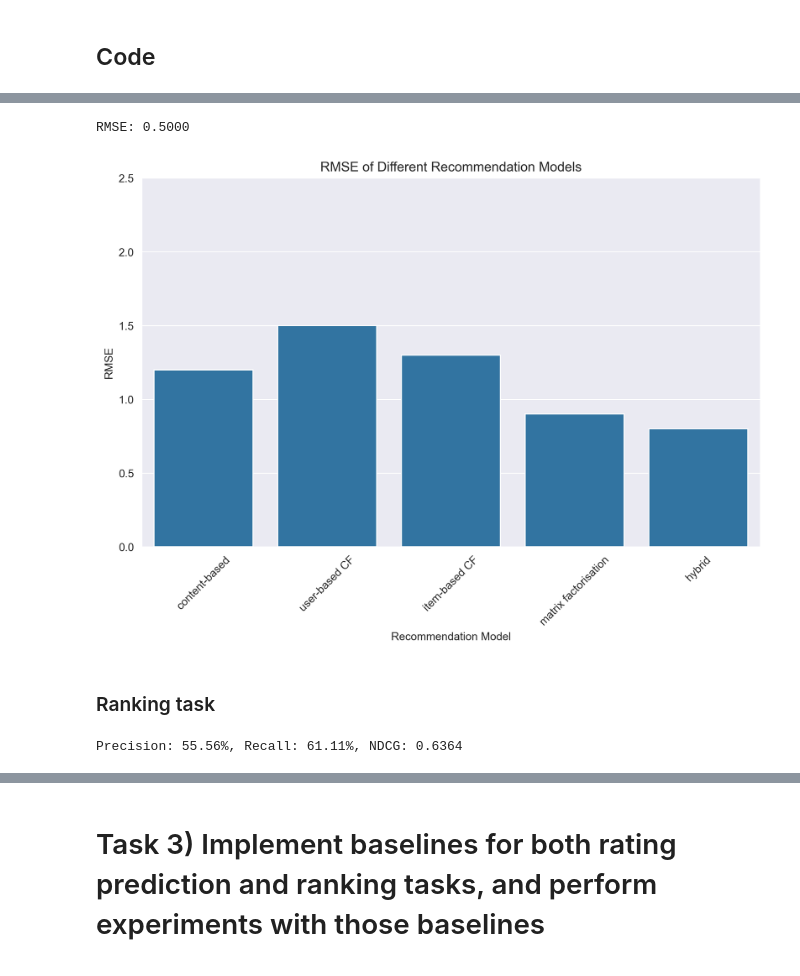
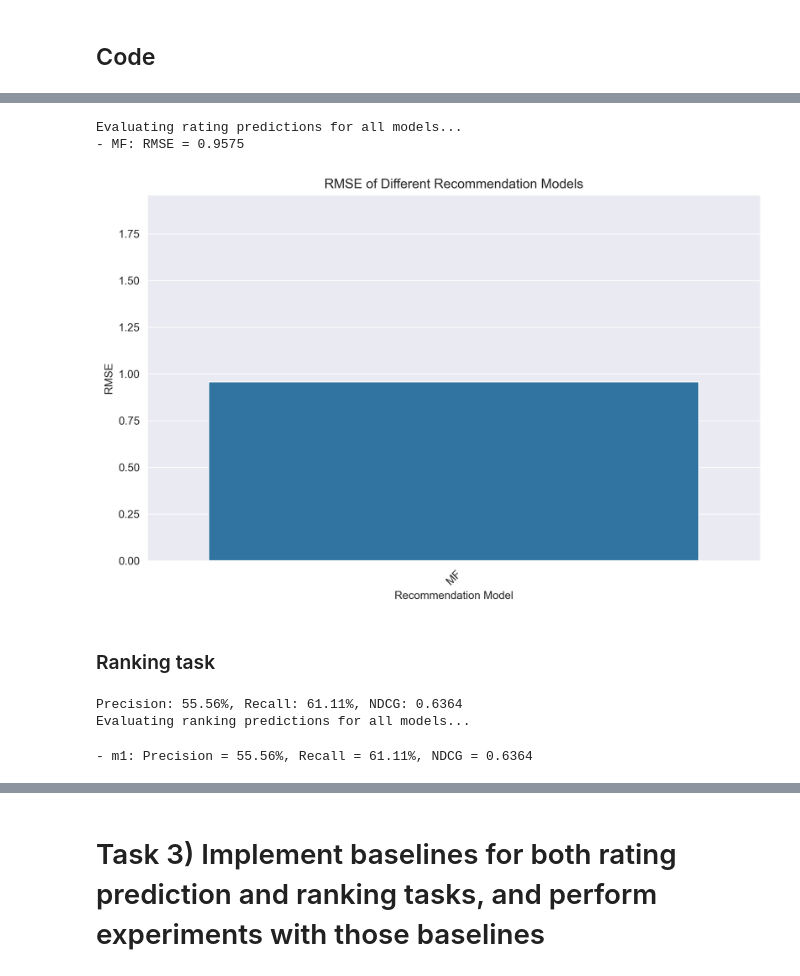
Before and after one commit to vdakov/recommender-systems, a Jupyter notebook: Project-RecSys.ipynb, the cells around one changed output, grey strips where cells are left out. Cells and saved outputs as stored; diff of their text form; code cells hidden in the pictures.

Commit message:
Altered T2 (also for T3) eval scripts
They now try to find stored results to use to evaluate. Assumes structure for ranking like I implemented in previous commit in AbstractRecommender

```diff
--- a/Project-RecSys.ipynb
+++ b/Project-RecSys.ipynb
@@ -83,6 +75,9 @@ import numpy as np
 import pandas as pd
 import matplotlib.pyplot as plt
 import seaborn as sns
+plt.rcParams['figure.dpi'] = 300 # for clearer plots in the notebook
+plt.rcParams['savefig.dpi'] = 300
+
 from scipy.sparse import csr_matrix
 from scipy.spatial.distance import cosine, correlation
 from sklearn.metrics import mean_squared_error, mean_absolute_error
@@ -287,0 +312,3 @@ plt.rcParams['savefig.dpi'] = 300
+# %%
+d = load_all_rating_predictions(prediction_filepaths)
+d
@@ -299,49 +341,58 @@ def evaluate_rating(ground_truth: list[float], predictions: list[float]) -> floa
     """
     return root_mean_squared_error(ground_truth, predictions)
 
-def evaluate_rating_all():
-    pass
+def evaluate_rating_all(rating_prediction_dict: dict, test_data: pd.DataFrame) -> dict:
+    """
+    Evaluate a baseline or model against the test data for rating prediction task - RMSE for all models.
+    :param rating_prediction_dict: dict of model/baseline predictions {model_name: pd.DataFrame} with columns=['user_id', 'item_id', 'pred_rating']
+    :param test_data: pd.DataFrame with columns=['user_id', 'item_id', 'rating']
+    :return:
+    """
+    res_dict = {}
+    print(f'Evaluating rating predictions for all models...')
+    for i, df in tqdm(rating_prediction_dict.items()):
+        df2 = df.merge(test_data[['user_id','item_id','rating']], on=['user_id','item_id'])
+        rmse = evaluate_rating(df2['rating'].tolist(), df2['pred_rating'].tolist())
+        print(f'- {i}: RMSE = {rmse:.4f}')
+        res_dict[i] = rmse
+    # TODO - save
+    return res_dict
+
+res_dict = evaluate_rating_all(d, test_data)
+# %% [output]
+Evaluating rating predictions for all models...
+- MF: RMSE = 0.9575
-# %%
-# DEBUG - example
-
-gt = [4.0, 3.5, 5.0, 2.0]
-preds = [3.5, 3.0, 4.5, 2.5]
-
-rmse = evaluate_rating(gt, preds)
-print(f'RMSE: {rmse:.4f}')
-# %% [output]
-RMSE: 0.5000
 # %%
 # VISUALISATION
 
-results_rating = {
-    'content-based' : 1.2,
-    'user-based CF' : 1.5,
-    'item-based CF' : 1.3,
-    'matrix factorisation' : 0.9,
-    'hybrid' : 0.8,
-}
+# results_rating = { # debugging data
+#     'content-based' : 1.2,
+#     'user-based CF' : 1.5,
+#     'item-based CF' : 1.3,
+#     'matrix factorisation' : 0.9,
+#     'hybrid' : 0.8,
+# }
 
 def plot_rating_results(results: dict):
     """
-    Plot RMSE results for different recommendation models. (This function was generated using Copilot, then debugged)
+    Plot RMSE results for different recommendation models.
 
     :param results: dictionary where keys are model names and values are RMSE scores
     """
     models = list(results.keys())
     rmse_scores = list(results.values())
 
     plt.figure(figsize=(10, 6))
     sns.barplot(x=models, y=rmse_scores)
     plt.title('RMSE of Different Recommendation Models')
     plt.xlabel('Recommendation Model')
     plt.ylabel('RMSE')
     plt.ylim(0, max(rmse_scores) + 1)
     plt.xticks(rotation=45)  # readability
     plt.show()
 
-plot_rating_results(results_rating)
+plot_rating_results(res_dict)
 # %% [output]
-[figure, old version]
+[figure, new version]
 # %% [markdown]
 ### Ranking task
@@ -398,10 +517,20 @@ def evaluate_ranking_all():
 ground_truth = [[1, 2, 3], [2, 3, 4], [1, 4]]
 rec_list = [[2, 3, 5], [1, 2, 3], [4, 5, 6]]
 
+ground_truth = [pd.Series(np.ones(len(gt)), index=gt) for gt in ground_truth]
+rec_list = [pd.Series(np.ones(len(rl)), index=rl) for rl in rec_list]
+
 precision, recall, ndcg_mean = evaluate_ranking(ground_truth, rec_list, k=3)
 print(f'Precision: {precision:.2f}%, Recall: {recall:.2f}%, NDCG: {ndcg_mean:.4f}')
+
+models = {'m1' : {'u1' : rec_list[0], 'u2' : rec_list[1], 'u3' : rec_list[2]}}
+test = {'u1' : ground_truth[0], 'u2' : ground_truth[1], 'u3' : ground_truth[2]}
+
+results = evaluate_ranking_all(models, test, k=3)
 # %% [output]
 Precision: 55.56%, Recall: 61.11%, NDCG: 0.6364
+Evaluating ranking predictions for all models...
+- m1: Precision = 55.56%, Recall = 61.11%, NDCG = 0.6364
 # %%
 # VISUALISATION
 
```
Also changed, not shown: parts of 9 cells of this notebook.
